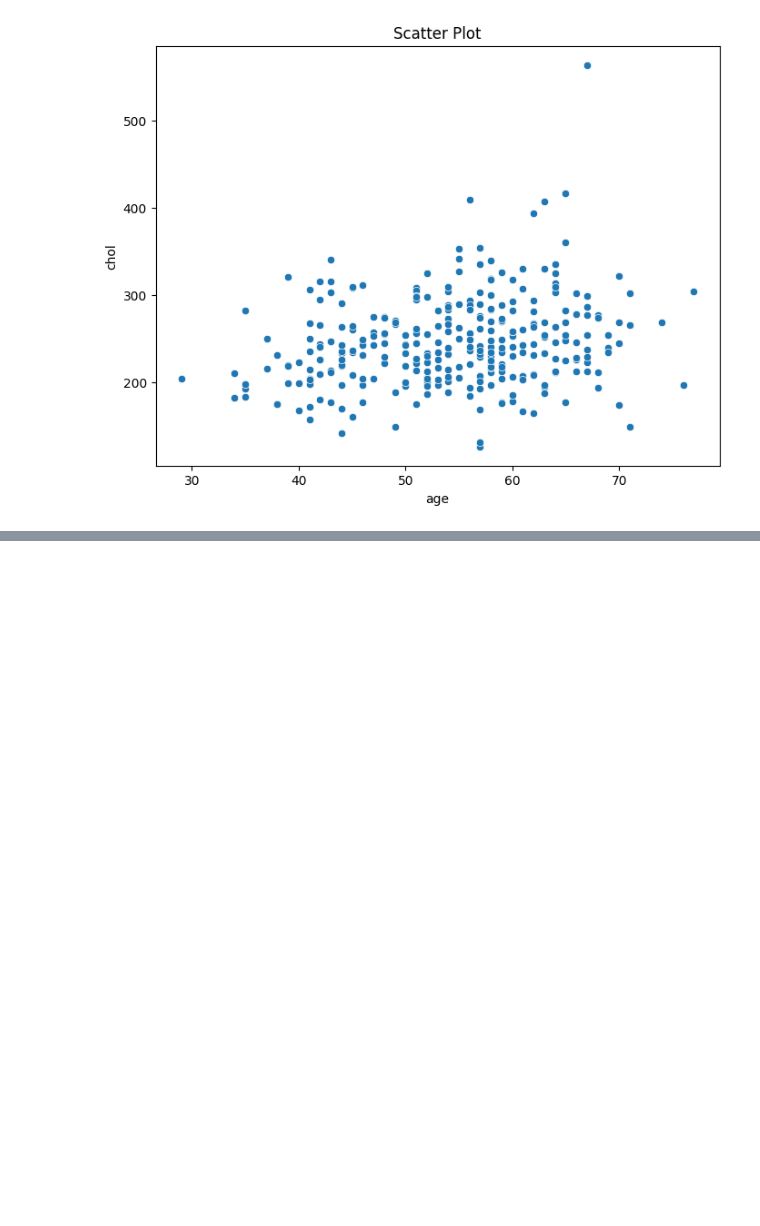
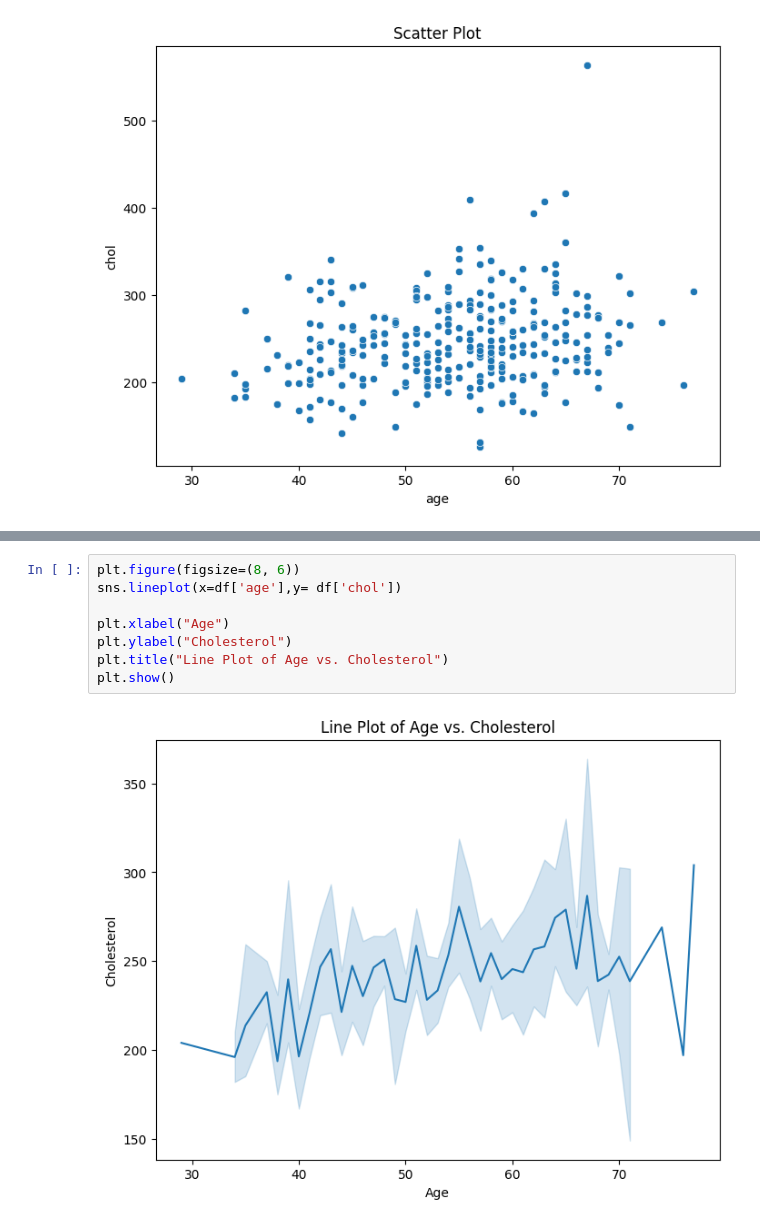
Before and after one commit to MarriRohan/DATA-MINING, a Jupyter notebook: Lab2.ipynb, the cells around one changed output, grey strips where cells are left out. Saved outputs shown, nothing was run; the diff lists cells and outputs as text; blank space fills up the shorter version.

```diff
--- a/Lab2.ipynb
+++ b/Lab2.ipynb
@@ -151,0 +170,10 @@ plt.show()
+# %%
+plt.figure(figsize=(8, 6))
+sns.lineplot(x=df['age'],y= df['chol'])
+
+plt.xlabel("Age")
+plt.ylabel("Cholesterol")
+plt.title("Line Plot of Age vs. Cholesterol")
+plt.show()
+# %% [output]
+[figure, added]
```
Also changed, not shown: parts of 5 cells of this notebook.
